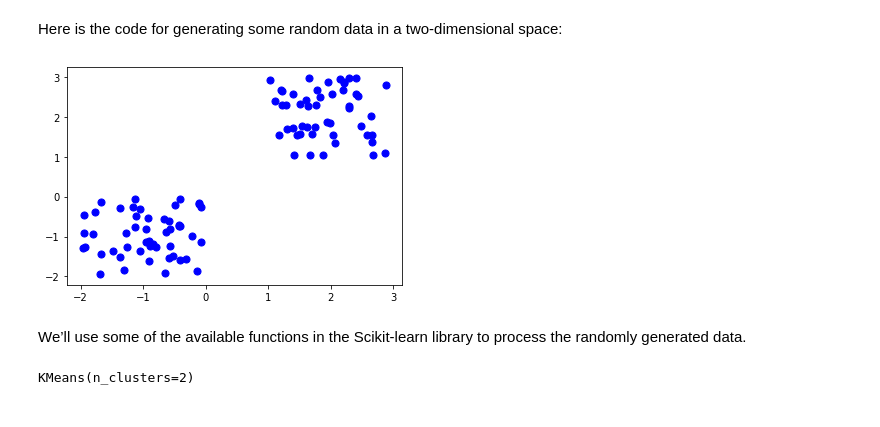
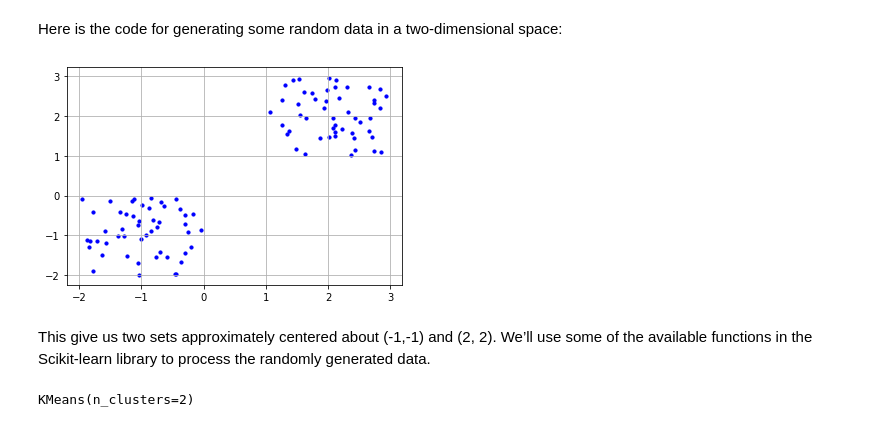
Before and after one commit to qf-workshop-2021/introduction-to-machine-learning, a Jupyter notebook: 1_notebooks/introduction-to-machine-learning.ipynb, the cells around one changed output. Saved outputs shown, nothing was run; the diff lists cells and outputs as text; code cells hidden in the pictures.

```diff
--- a/1_notebooks/introduction-to-machine-learning.ipynb
+++ b/1_notebooks/introduction-to-machine-learning.ipynb
@@ -564,15 +591,16 @@ from sklearn.cluster import KMeans
 # %% [markdown]
 Here is the code for generating some random data in a two-dimensional space:
 # %%
-X= -2 * np.random.rand(100,2)
+X  =    -2 * np.random.rand(100,2)
 X1 = 1 + 2 * np.random.rand(50,2)
 X[50:100, :] = X1
-plt.scatter(X[ : , 0], X[ :, 1], s = 50, c = 'b')
+plt.scatter(X[ : , 0], X[ :, 1], s = 10, c = 'b')
+plt.grid()
 plt.show()
 # %% [output]
-[figure, old version]
+[figure, new version]
 # %% [markdown]
-We’ll use some of the available functions in the Scikit-learn library to process the randomly generated data.
+This give us two sets approximately centered about (-1,-1) and (2, 2). We’ll use some of the available functions in the Scikit-learn library to process the randomly generated data.
 # %%
 from sklearn.cluster import KMeans
 Kmean = KMeans(n_clusters=2)
```
Also changed, not shown: parts of 22 cells of this notebook, 2 other files.
